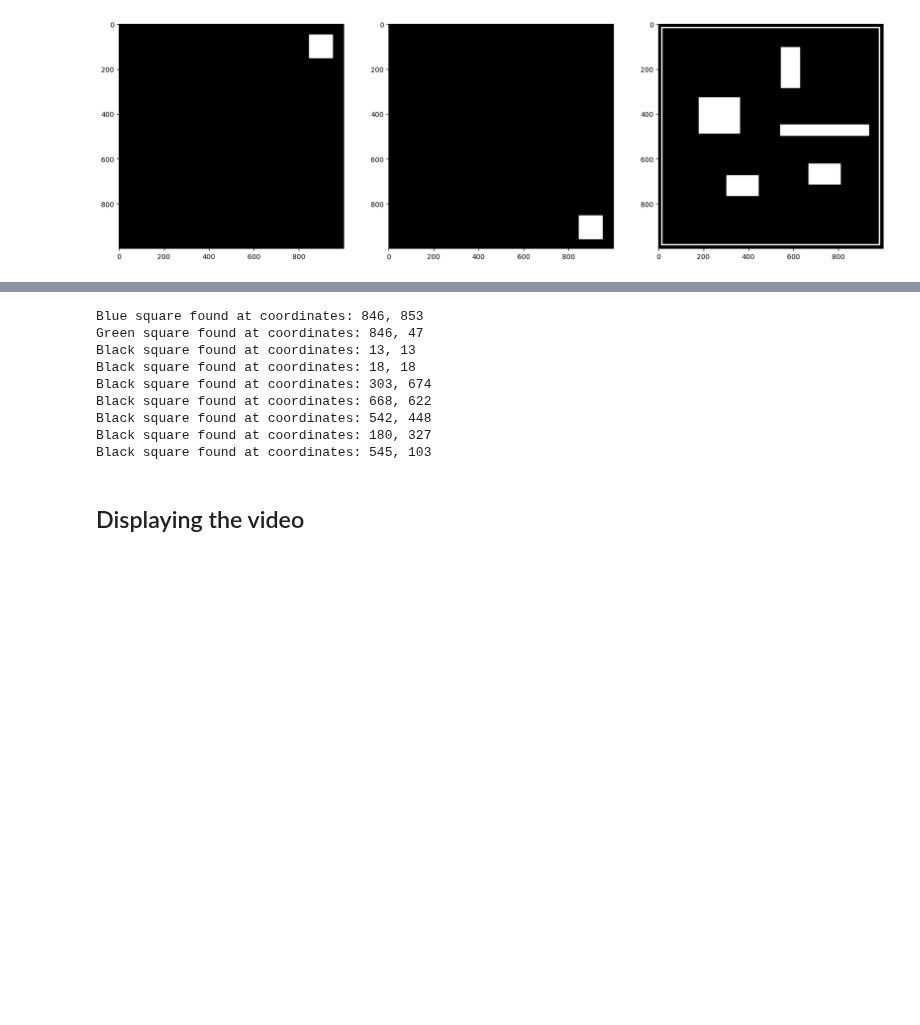
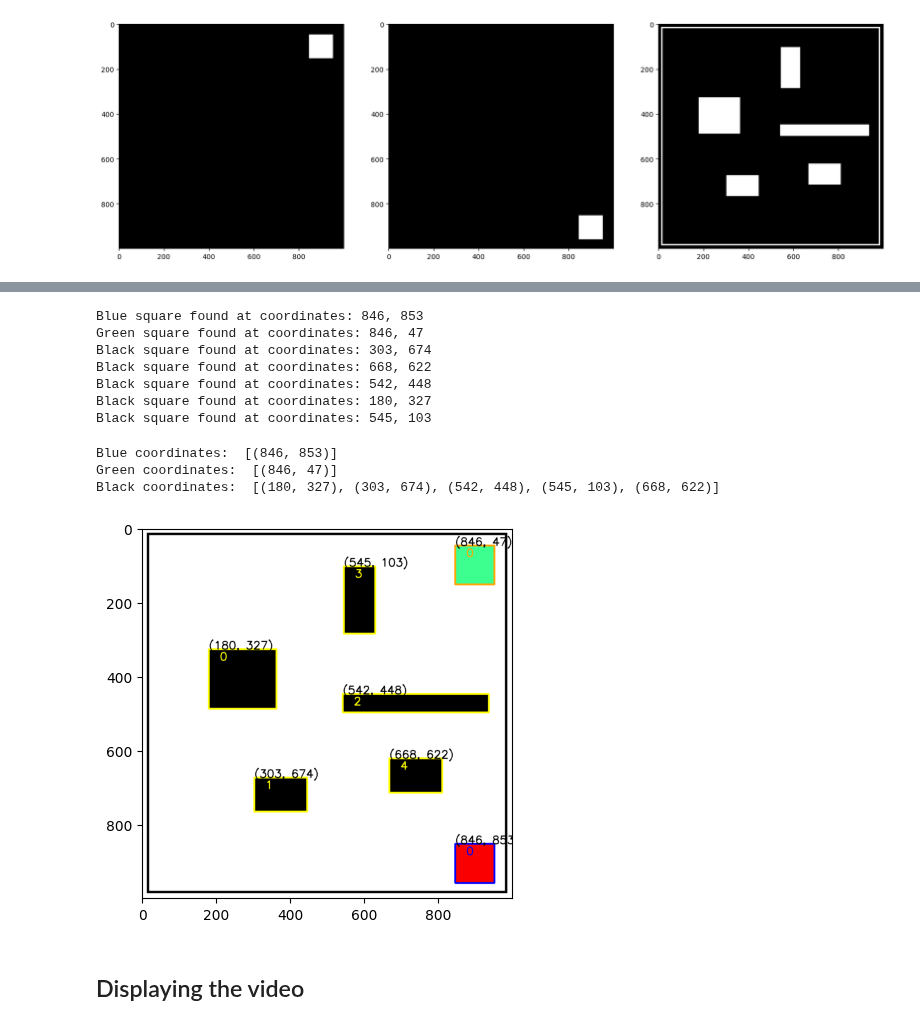
Before and after one commit to Armonis5/ThymioMob, a Jupyter notebook: vision.ipynb, the cells around one changed output, grey strips where cells are left out. Cells and saved outputs as stored; diff of their text form; code cells hidden in the pictures; blank space fills up the shorter version.

```diff
--- a/vision.ipynb
+++ b/vision.ipynb
@@ -72,3 +76,9 @@ plt.show()
 green_contours, _ = cv2.findContours(green_mask, cv2.RETR_TREE, cv2.CHAIN_APPROX_SIMPLE)
 blue_contours, _ = cv2.findContours(blue_mask, cv2.RETR_TREE, cv2.CHAIN_APPROX_SIMPLE)
 black_contours, _ = cv2.findContours(black_mask, cv2.RETR_TREE, cv2.CHAIN_APPROX_SIMPLE)
+black_contours = black_contours[2:] # Exclude the map contour
+
+# Display the variables
+print("Green contours: ", len(green_contours))
+print("Blue contours: ", len(blue_contours))
+print("Black contours: ", len(black_contours))
@@ -123,13 +120,72 @@ for cnt in black_contours:
 # %% [output]
 Blue square found at coordinates: 846, 853
 Green square found at coordinates: 846, 47
-Black square found at coordinates: 13, 13
-Black square found at coordinates: 18, 18
 Black square found at coordinates: 303, 674
 Black square found at coordinates: 668, 622
 Black square found at coordinates: 542, 448
 Black square found at coordinates: 180, 327
 Black square found at coordinates: 545, 103
+# %%
+# Define the coordinates of the map
+map_coordinates = [(0, 0), (0, 1000), (1000, 1000), (1000, 0)]
+
+# Export all the coordinates of the squares with tuples
+# Blue squares
+blue_coordinates = []
+for cnt in blue_contours:
+ approx = cv2.approxPolyDP(cnt, 0.009 * cv2.arcLength(cnt, True), True)
+ if len(approx) == 4:
+     x, y, w, h = cv2.boundingRect(cnt)
+     blue_coordinates.append((x, y))
+
+# Green squares
+green_coordinates = []
+for cnt in green_contours:
+ approx = cv2.approxPolyDP(cnt, 0.009 * cv2.arcLength(cnt, True), True)
+ if len(approx) == 4:
+     x, y, w, h = cv2.boundingRect(cnt)
+     green_coordinates.append((x, y))
+
+# Black rectangles
+black_coordinates = []
+for cnt in black_contours:
+ approx = cv2.approxPolyDP(cnt, 0.009 * cv2.arcLength(cnt, True), True)
+ if len(approx) == 4:
+     x, y, w, h = cv2.boundingRect(cnt)
+     black_coordinates.append((x, y))
+
+### Here are the output coordinates in tuples ###
+
+# Sort the coordinates
+blue_coordinates.sort()
+green_coordinates.sort()
+black_coordinates.sort()
+
+# Display the coordinates
+print("Blue coordinates: ", blue_coordinates)
+print("Green coordinates: ", green_coordinates)
+print("Black coordinates: ", black_coordinates)
+# %% [output]
+Blue coordinates:  [(846, 853)]
+Green coordinates:  [(846, 47)]
+Black coordinates:  [(180, 327), (303, 674), (542, 448), (545, 103), (668, 622)]
+# %%
+# Next to each square, write in black the coordinate of the top left corner of the square with size font 100
+for i in range(len(blue_coordinates)):
+    cv2.putText(image, f'{blue_coordinates[i]}', blue_coordinates[i], cv2.FONT_HERSHEY_SIMPLEX, 1, (0, 0, 0), 2)
+    cv2.putText(image, str(i), (blue_coordinates[i][0] + 30, blue_coordinates[i][1] + 30), cv2.FONT_HERSHEY_SIMPLEX, 1, (255, 0, 0), 2)
+for i in range(len(green_coordinates)):
+    cv2.putText(image, f'{green_coordinates[i]}', green_coordinates[i], cv2.FONT_HERSHEY_SIMPLEX, 1, (0, 0, 0), 2)
+    cv2.putText(image, str(i), (green_coordinates[i][0] + 30, green_coordinates[i][1] + 30), cv2.FONT_HERSHEY_SIMPLEX, 1, (0, 165, 255), 2)
+for i in range(len(black_coordinates)):
+    cv2.putText(image, f'{black_coordinates[i]}', black_coordinates[i], cv2.FONT_HERSHEY_SIMPLEX, 1, (0, 0, 0), 2)
+    cv2.putText(image, str(i), (black_coordinates[i][0] + 30, black_coordinates[i][1] + 30), cv2.FONT_HERSHEY_SIMPLEX, 1, (0, 255, 255), 2)
+
+# Display the image
+plt.imshow(cv2.cvtColor(image, cv2.COLOR_BGR2RGB))
+plt.show()
+# %% [output]
+[figure, added]
 # %% [markdown]
 ## Displaying the video
 # %%
```
Also changed, not shown: parts of 5 cells of this notebook.
